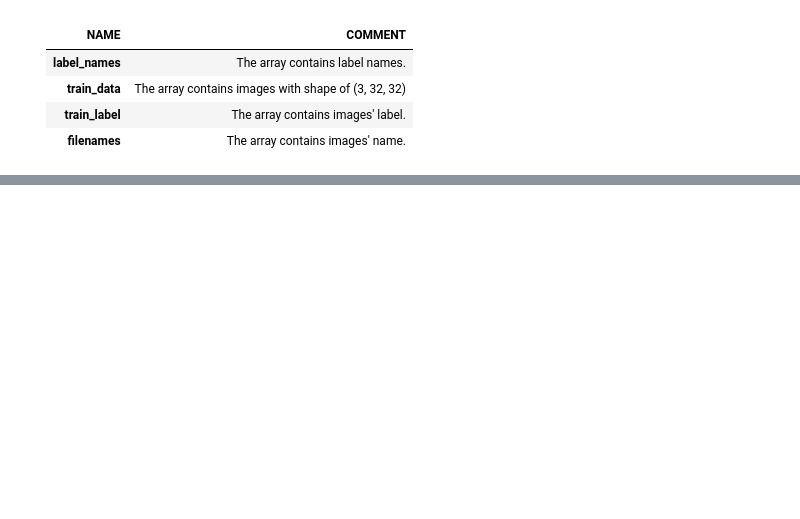
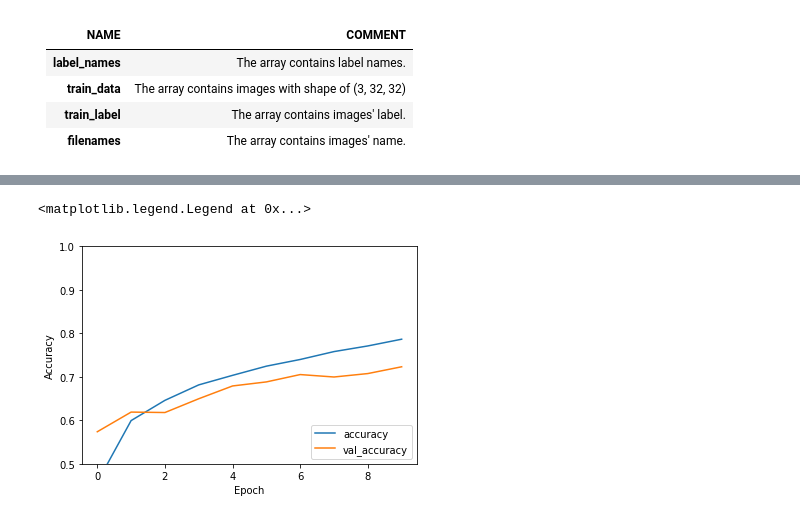
Before and after one commit to magicafe/tf_demo, a Jupyter notebook: cifar-demo/cifar-demo.ipynb, the cells around one changed output, grey strips where cells are left out. Saved outputs shown, nothing was run; the diff lists cells and outputs as text; code cells hidden in the pictures; blank space fills up the shorter version.

```diff
--- a/cifar-demo/cifar-demo.ipynb
+++ b/cifar-demo/cifar-demo.ipynb
@@ -49,0 +66,15 @@ plt.imshow(img1)
+# %%
+import tensorflow as tf
+from tensorflow.keras import models, layers
+
+tf.keras.backend.clear_session()
+
+model = models.Sequential()
+model.add(layers.Conv2D(32, (3, 3), activation='relu', input_shape=(32, 32, 3)))
+model.add(layers.MaxPooling2D((2, 2)))
+model.add(layers.Conv2D(64, (3, 3), activation='relu'))
+model.add(layers.MaxPooling2D((2, 2)))
+model.add(layers.Conv2D(64, (3, 3), activation='relu'))
+model.add(layers.Flatten())
+model.add(layers.Dense(64, activation='relu'))
+model.add(layers.Dense(10))
@@ -49,0 +101,3 @@ plt.imshow(img1)
+# %%
+model.compile(optimizer='adam', loss=tf.keras.losses.SparseCategoricalCrossentropy(from_logits=True), metrics=['accuracy'])
+history = model.fit(train_data, train_label, epochs=10, validation_data=(test_data, test_label))
@@ -49,0 +122,10 @@ plt.imshow(img1)
+# %%
+plt.plot(history.history['accuracy'], label='accuracy')
+plt.plot(history.history['val_accuracy'], label='val_accuracy')
+plt.xlabel('Epoch')
+plt.ylabel('Accuracy')
+plt.ylim([0.5, 1])
+plt.legend(loc='lower right')
+# %% [output]
+<matplotlib.legend.Legend at 0x...>
+[figure, added]
```
Also changed, not shown: parts of 6 cells of this notebook.
